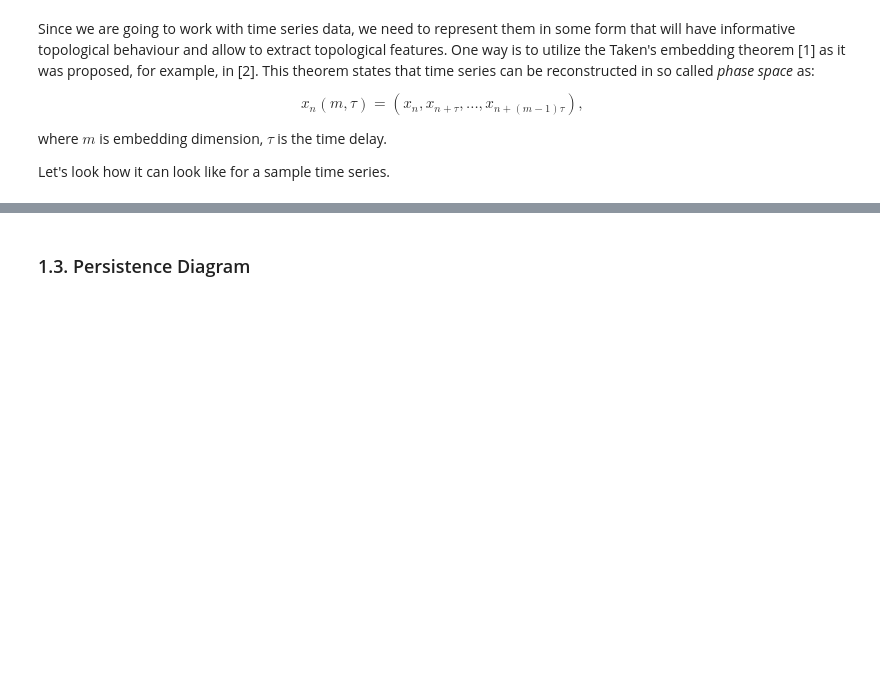
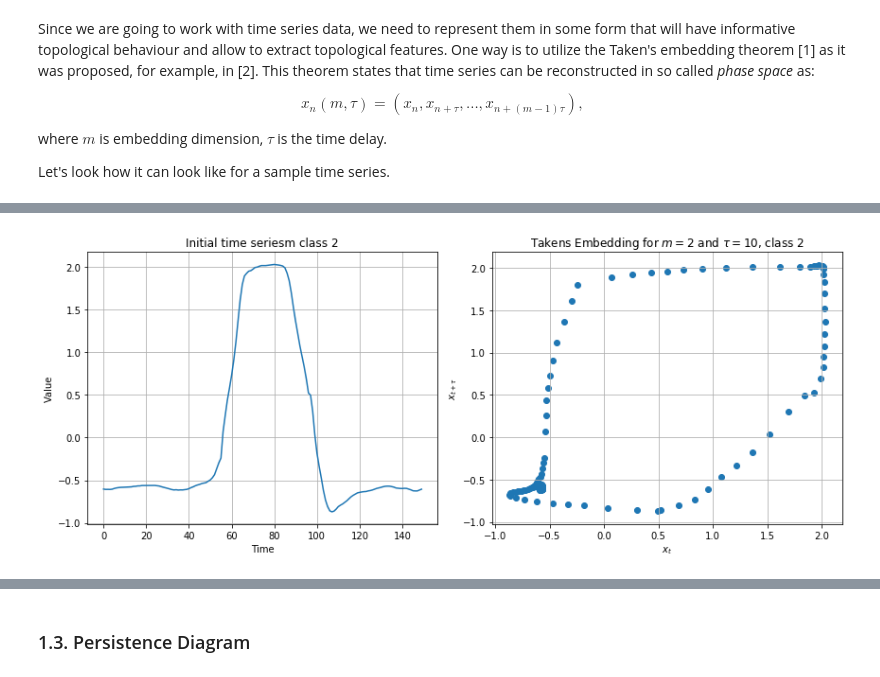
Before and after one commit to SamirMoustafa/Time-Series-Classification, a Jupyter notebook: Pipeline_Final.ipynb, the cells around one changed output, grey strips where cells are left out. Cells and saved outputs as stored; diff of their text form; code cells hidden in the pictures; blank space fills up the shorter version.

```diff
--- a/Pipeline_Final.ipynb
+++ b/Pipeline_Final.ipynb
@@ -101,0 +109,4 @@ plt.grid()
+# %%
+plot_embedding(X_train[14], 10, int(y_train[14]))
+# %% [output]
+[figure, added]
```
Also changed, not shown: parts of 76 cells of this notebook, 5 other files.
